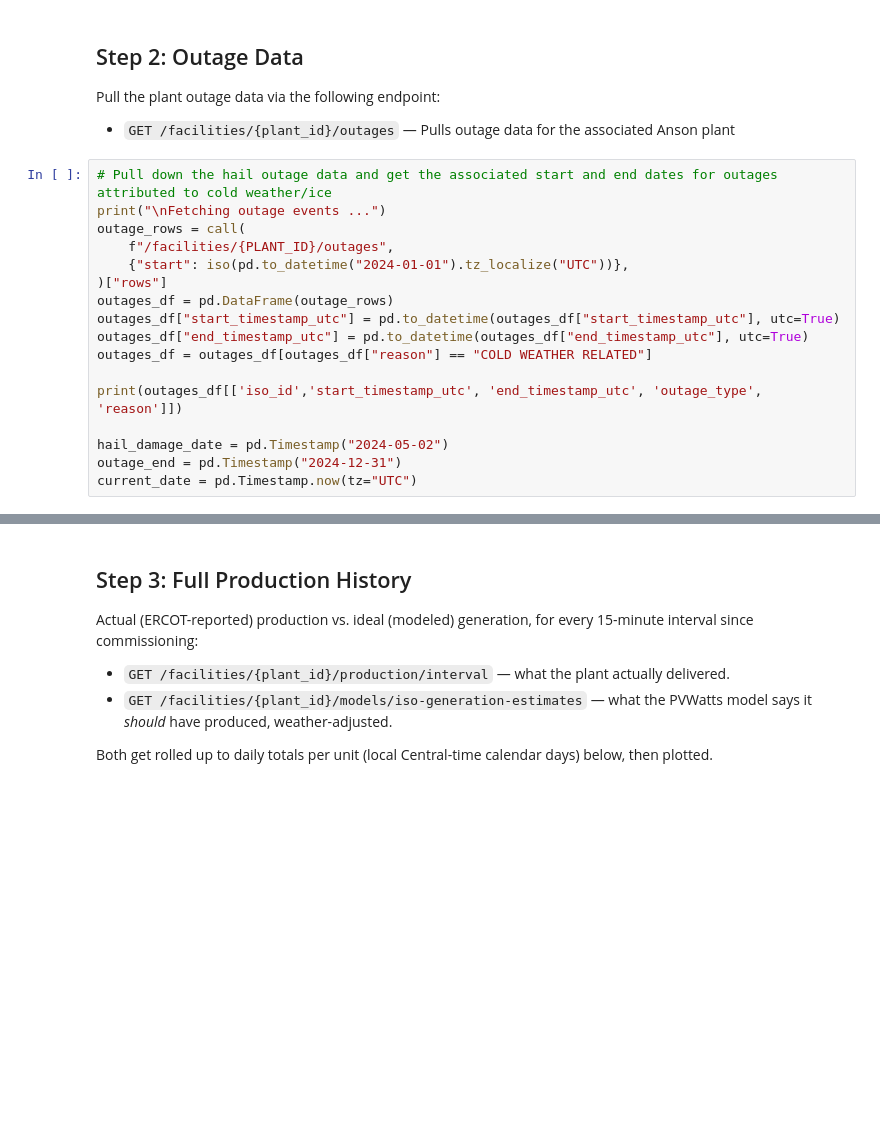
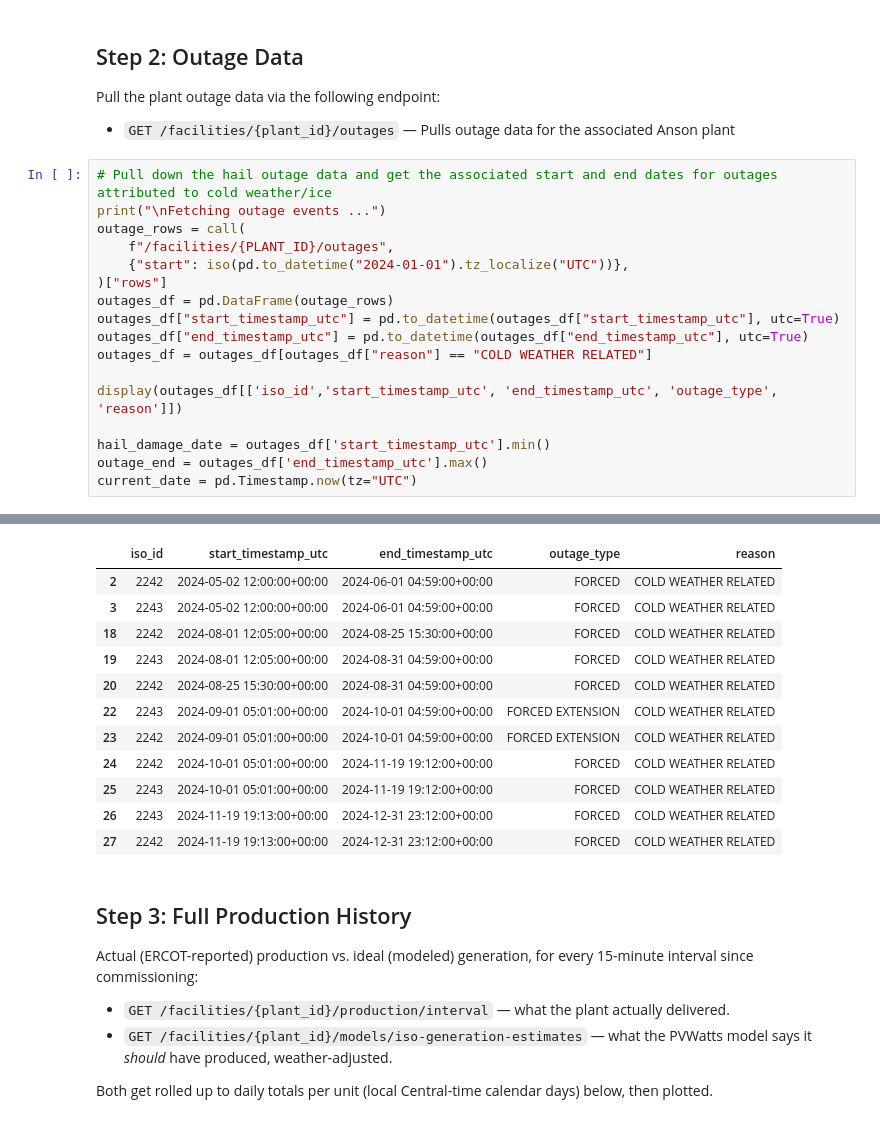
Before and after one commit to energystream-io/energystream-tutorials, a Jupyter notebook: anson-analysis/anson-analysis.ipynb, the cells around one changed output, grey strips where cells are left out. Cells and saved outputs as stored; diff of their text form; blank space fills up the shorter version.

```diff
--- a/anson-analysis/anson-analysis.ipynb
+++ b/anson-analysis/anson-analysis.ipynb
@@ -167,10 +156,10 @@ outages_df["start_timestamp_utc"] = pd.to_datetime(outages_df["start_timestamp_u
 outages_df["end_timestamp_utc"] = pd.to_datetime(outages_df["end_timestamp_utc"], utc=True)
 outages_df = outages_df[outages_df["reason"] == "COLD WEATHER RELATED"]
 
-print(outages_df[['iso_id','start_timestamp_utc', 'end_timestamp_utc', 'outage_type', 'reason']])
+display(outages_df[['iso_id','start_timestamp_utc', 'end_timestamp_utc', 'outage_type', 'reason']])
 
-hail_damage_date = pd.Timestamp("2024-05-02")
-outage_end = pd.Timestamp("2024-12-31")
+hail_damage_date = outages_df['start_timestamp_utc'].min()
+outage_end = outages_df['end_timestamp_utc'].max()
 current_date = pd.Timestamp.now(tz="UTC")
 # %% [output]
 Fetching outage events ...
@@ -193,3 +166,15 @@ Fetching outage events ...
+|  | iso_id | start_timestamp_utc | end_timestamp_utc | outage_type | reason |
+| 2 | 2242 | 2024-05-02 12:00:00+00:00 | 2024-06-01 04:59:00+00:00 | FORCED | COLD WEATHER RELATED |
+| 3 | 2243 | 2024-05-02 12:00:00+00:00 | 2024-06-01 04:59:00+00:00 | FORCED | COLD WEATHER RELATED |
+| 18 | 2242 | 2024-08-01 12:05:00+00:00 | 2024-08-25 15:30:00+00:00 | FORCED | COLD WEATHER RELATED |
+| 19 | 2243 | 2024-08-01 12:05:00+00:00 | 2024-08-31 04:59:00+00:00 | FORCED | COLD WEATHER RELATED |
+| 20 | 2242 | 2024-08-25 15:30:00+00:00 | 2024-08-31 04:59:00+00:00 | FORCED | COLD WEATHER RELATED |
+| 22 | 2243 | 2024-09-01 05:01:00+00:00 | 2024-10-01 04:59:00+00:00 | FORCED EXTENSION | COLD WEATHER RELATED |
+| 23 | 2242 | 2024-09-01 05:01:00+00:00 | 2024-10-01 04:59:00+00:00 | FORCED EXTENSION | COLD WEATHER RELATED |
+| 24 | 2242 | 2024-10-01 05:01:00+00:00 | 2024-11-19 19:12:00+00:00 | FORCED | COLD WEATHER RELATED |
+| 25 | 2243 | 2024-10-01 05:01:00+00:00 | 2024-11-19 19:12:00+00:00 | FORCED | COLD WEATHER RELATED |
+| 26 | 2243 | 2024-11-19 19:13:00+00:00 | 2024-12-31 23:12:00+00:00 | FORCED | COLD WEATHER RELATED |
+| 27 | 2242 | 2024-11-19 19:13:00+00:00 | 2024-12-31 23:12:00+00:00 | FORCED | COLD WEATHER RELATED |
 # %% [markdown]
 ## Step 3: Full Production History
 
```
Also changed, not shown: parts of 16 cells of this notebook, 3 other files.
